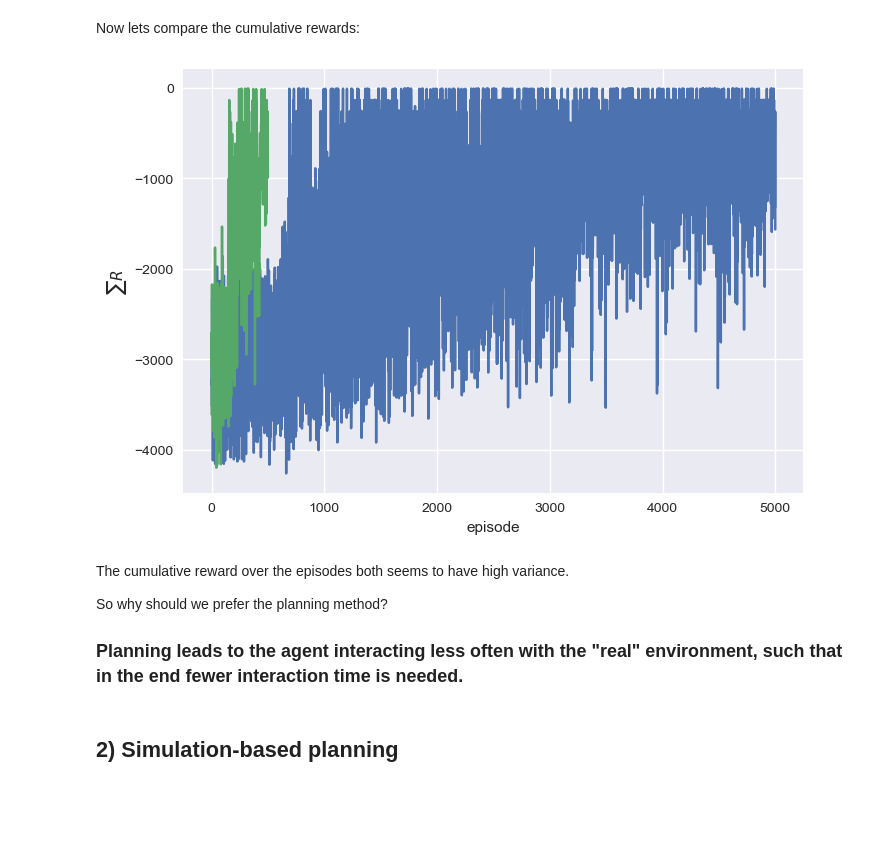
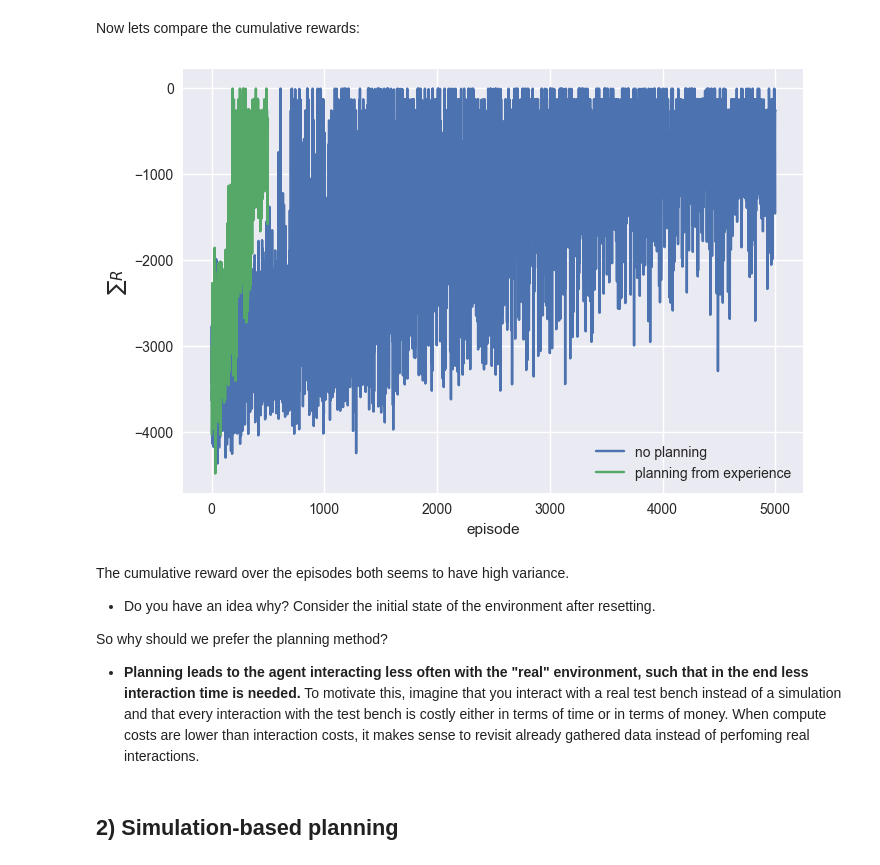
Before and after one commit to upb-lea/reinforcement_learning_course_materials, a Jupyter notebook: exercises/solutions/ex07/LearningAndPlanning.ipynb, the cells around one changed output. Drawn from its saved outputs; the diff is of its cells as text; code cells hidden in the pictures; blank space fills up the shorter version.

```diff
--- a/exercises/solutions/ex07/LearningAndPlanning.ipynb
+++ b/exercises/solutions/ex07/LearningAndPlanning.ipynb
@@ -195,19 +267,23 @@ experiment(with_planning_pi, nb_steps=300, render=True)
 # %% [markdown]
 Now lets compare the cumulative rewards:
 # %%
-plt.plot(no_planning_history)
-plt.plot(with_planning_history)
+plt.plot(no_planning_history, label="no planning")
+plt.plot(with_planning_history, label="planning from experience")
 plt.xlabel("episode")
 plt.ylabel(r"$\sum R$")
+plt.legend()
 plt.show()
 # %% [output]
-[figure, old version]
+[figure, new version]
 # %% [markdown]
 
 The cumulative reward over the episodes both seems to have high variance.
 
+- Do you have an idea why? Consider the initial state of the environment after resetting.
+
 So why should we prefer the planning method?
-### Planning leads to the agent interacting less often with the "real" environment, such that in the end fewer interaction time is needed.
+
+- **Planning leads to the agent interacting less often with the "real" environment, such that in the end less interaction time is needed.** To motivate this, imagine that you interact with a real test bench instead of a simulation and that every interaction with the test bench is costly either in terms of time or in terms of money. When compute costs are lower than interaction costs, it makes sense to revisit already gathered data instead of perfoming real interactions.
 # %% [markdown]
 ## 2) Simulation-based planning
 # %% [markdown]
```
Also changed, not shown: parts of 19 cells of this notebook, 3 other files.
